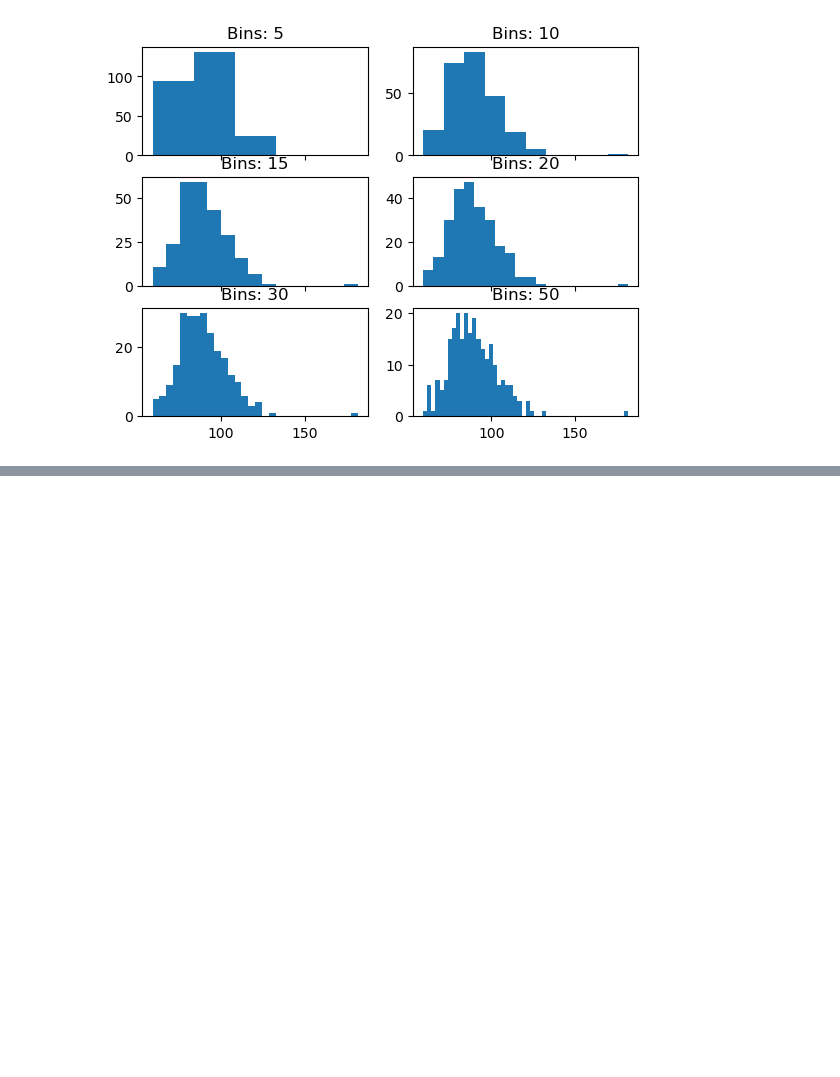
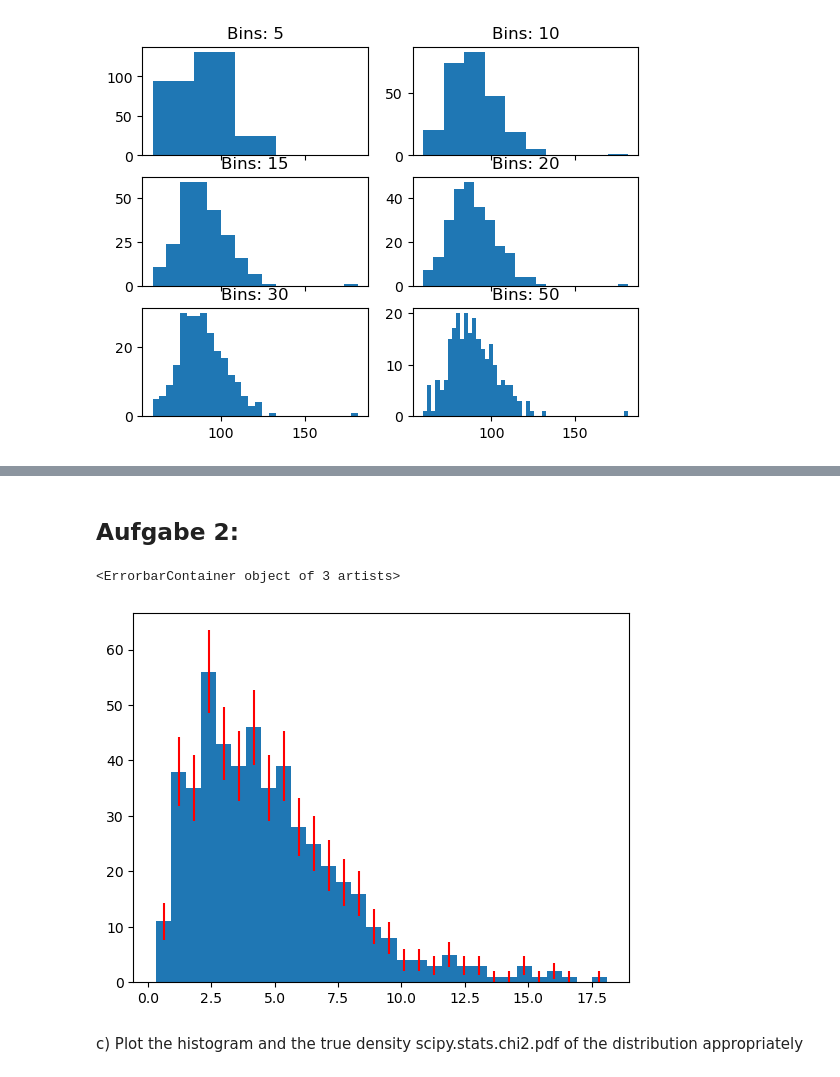
Before and after one commit to felixgoeke/SMD-A, a Jupyter notebook: 00/Blatt0.ipynb, the cells around one changed output, grey strips where cells are left out. Saved outputs shown, nothing was run; the diff lists cells and outputs as text; code cells hidden in the pictures; blank space fills up the shorter version.

```diff
--- a/00/Blatt0.ipynb
+++ b/00/Blatt0.ipynb
@@ -51,0 +67,23 @@ for k, bins in enumerate(bins_sizes):
+# %% [markdown]
+## Aufgabe 2:
+# %%
+from scipy.stats import chi2
+
+#set random seed for reproductibility
+np.random.seed(0)
+
+#(a) generate 500 random numbers from a chi2 distribution with 5 degrees of freedom
+nums=np.random.chisquare(df=5, size=500)
+
+#(b) create 1d histogram with error bars
+# its common to use the square root of the number of samples -> for 500 its 22,5 so i choose 30
+bin_count=30
+fig, ax=plt.subplots()
+N,bins,_=ax.hist(nums, bin_count)
+centers=bins[:-1]+np.diff(bins)/2
+ax.errorbar(centers, N, yerr=np.sqrt(N), fmt='None', ecolor='red')
+# %% [output]
+<ErrorbarContainer object of 3 artists>
+[figure, added]
+# %% [markdown]
+c) Plot the histogram and the true density scipy.stats.chi2.pdf of the distribution appropriately
```
Also changed, not shown: parts of 5 cells of this notebook.
